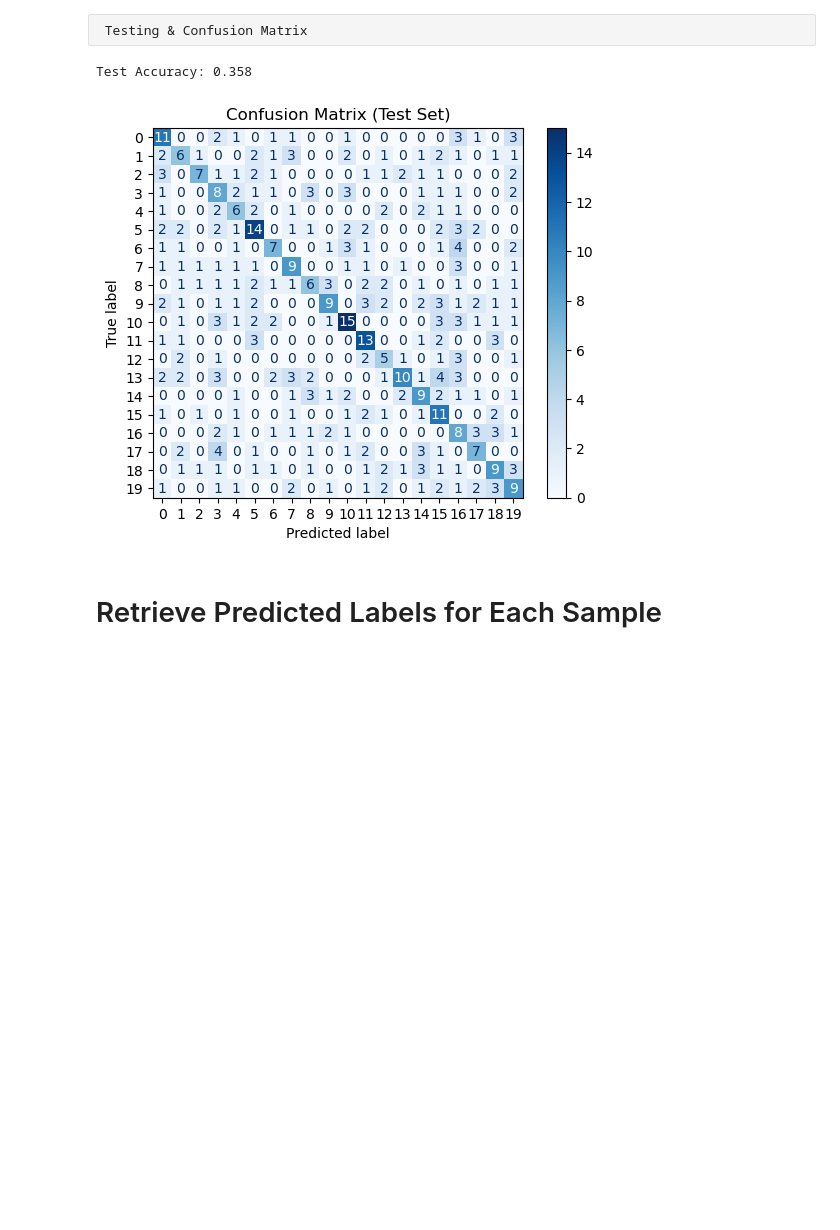
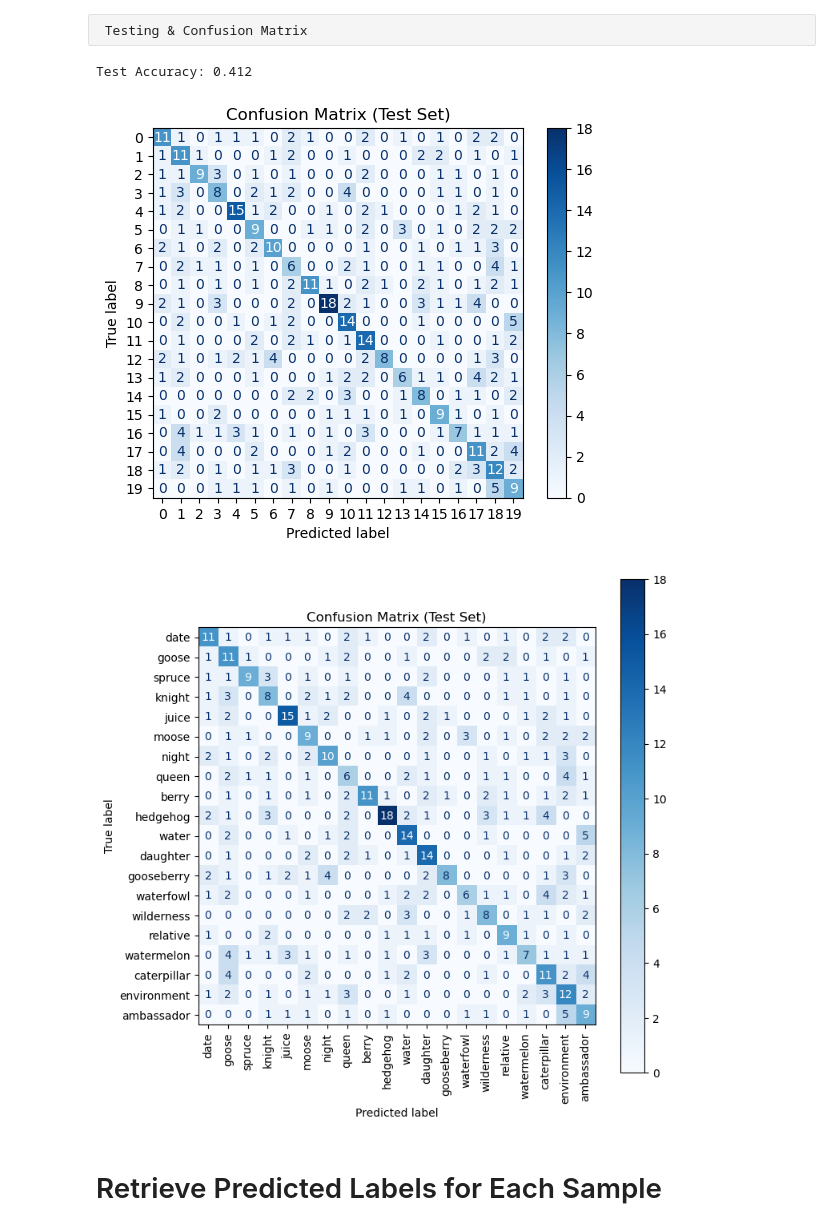
Before and after one commit to fineanmol/EEG-based---BCI, a Jupyter notebook: code_scripts/test_featuresv2.ipynb, the cells around one changed output. Saved outputs shown, nothing was run; the diff lists cells and outputs as text; code cells hidden in the pictures; blank space fills up the shorter version.

```diff
--- a/code_scripts/test_featuresv2.ipynb
+++ b/code_scripts/test_featuresv2.ipynb
@@ -571,7 +555,7 @@ Note: you may need to restart the kernel to use updated packages.
 import torch
 from torch.utils.data import Dataset, DataLoader
 
-class EEGCoherenceDataset(Dataset):
+class EEGTimeSeriesDataset(Dataset):
     def __init__(self, X, y):
         """
         X shape: (num_samples, seq_len, input_dim)
@@ -585,15 +569,16 @@ class EEGCoherenceDataset(Dataset):
         return len(self.X)
 
     def __getitem__(self, idx):
-        x_item = self.X[idx]  # shape: (seq_len, input_dim)
-        y_item = self.y[idx]  # single integer label
+        # shape: (seq_len, input_dim)
+        x_item = self.X[idx]
+        y_item = self.y[idx]
         # Convert to torch tensors
         x_item = torch.tensor(x_item, dtype=torch.float32)
         y_item = torch.tensor(y_item, dtype=torch.long)
         return x_item, y_item
 
 # Create dataset
-dataset = EEGCoherenceDataset(X_seq, y_array)
+dataset = EEGTimeSeriesDataset(X_seq, y_array)
 
 # Train/val/test split
 num_samples = len(dataset)
@@ -612,9 +597,9 @@ X_train, y_train = X_seq[train_idx], y_array[train_idx]
 X_val,   y_val   = X_seq[val_idx],   y_array[val_idx]
 X_test,  y_test  = X_seq[test_idx],  y_array[test_idx]
 
-train_ds = EEGCoherenceDataset(X_train, y_train)
-val_ds   = EEGCoherenceDataset(X_val,   y_val)
-test_ds  = EEGCoherenceDataset(X_test,  y_test)
+train_ds = EEGTimeSeriesDataset(X_train, y_train)
+val_ds   = EEGTimeSeriesDataset(X_val,   y_val)
+test_ds  = EEGTimeSeriesDataset(X_test,  y_test)
 
 train_loader = DataLoader(train_ds, batch_size=16, shuffle=True)
 val_loader   = DataLoader(val_ds,   batch_size=16, shuffle=False)
@@ -639,7 +624,7 @@ class PositionalEncoding(nn.Module):
         div_term = torch.exp(torch.arange(0, d_model, 2).float() * (-math.log(10000.0) / d_model))
         pe[:, 0::2] = torch.sin(position * div_term)
         pe[:, 1::2] = torch.cos(position * div_term)
-        pe = pe.unsqueeze(0)  # shape: (1, max_len, d_model)
+        pe = pe.unsqueeze(0)  # shape (1, max_len, d_model)
         self.register_buffer('pe', pe)
 
     def forward(self, x):
@@ -650,7 +635,7 @@ class PositionalEncoding(nn.Module):
 
 class SmallTransformer(nn.Module):
     def __init__(self, input_dim, d_model=64, nhead=4, num_layers=2,
-                 dim_feedforward=128, num_classes=5, dropout=0.1, pool="mean"):
+                 dim_feedforward=128, num_classes=20, dropout=0.1, pool="mean"):
         super().__init__()
         self.embedding = nn.Linear(input_dim, d_model)
         self.pos_encoder = PositionalEncoding(d_model)
@@ -668,7 +653,7 @@ class SmallTransformer(nn.Module):
 
     def forward(self, x):
         """
-        x shape: (batch_size, seq_len=1, input_dim)
+        x shape: (batch_size, seq_len=128, input_dim=14)
         returns: (batch_size, num_classes)
         """
         # 1) Embed
@@ -678,9 +663,8 @@ class SmallTransformer(nn.Module):
         # 3) Transformer Encoder
         enc_out = self.transformer_encoder(x_pe)# => (batch_size, seq_len, d_model)
 
-        # 4) Pool
+        # 4) Pool across time dimension
         if self.pool == "mean":
-            # But seq_len=1 => mean or last is same
             pooled = enc_out.mean(dim=1)        # => (batch_size, d_model)
         else:
             pooled = enc_out[:, -1, :]         # => (batch_size, d_model)
@@ -689,5 +673,5 @@ class SmallTransformer(nn.Module):
         logits = self.classifier(pooled)        # => (batch_size, num_classes)
         return logits
 
-print("Transformer code loaded successfully!")
+print("Multi-step Transformer code loaded!")
 # %% [output]
@@ -772,30 +808,44 @@ Using device: cpu
 # %%
 from sklearn.metrics import accuracy_score, confusion_matrix, ConfusionMatrixDisplay
 import matplotlib.pyplot as plt
 
 model.eval()
 test_preds = []
 test_true = []
 with torch.no_grad():
     for batch_x, batch_y in test_loader:
         batch_x = batch_x.to(device)
         batch_y = batch_y.to(device)
         logits = model(batch_x)
         preds = logits.argmax(dim=-1)
         test_preds.extend(preds.cpu().numpy())
         test_true.extend(batch_y.cpu().numpy())
 
 test_acc = accuracy_score(test_true, test_preds)
 print("Test Accuracy:", test_acc)
 
 cm = confusion_matrix(test_true, test_preds)
 disp = ConfusionMatrixDisplay(confusion_matrix=cm, display_labels=range(num_classes))
 disp.plot(cmap=plt.cm.Blues)
 plt.title("Confusion Matrix (Test Set)")
 plt.show()
+
+
+
+cm = confusion_matrix(test_true, test_preds)
+label2word = {v: k for k, v in num_dict.items()}
+num_classes = len(label2word)
+labels_for_cm = [label2word[i] for i in range(num_classes)]
+
+disp = ConfusionMatrixDisplay(confusion_matrix=cm, display_labels=labels_for_cm)
+fig, ax = plt.subplots(figsize=(8,8))
+disp.plot(cmap=plt.cm.Blues, ax=ax, xticks_rotation='vertical')
+plt.title("Confusion Matrix (Test Set)")
+plt.show()
 # %% [output]
-Test Accuracy: 0.358
+Test Accuracy: 0.412
-[figure, old version]
+[figure, new version]
+[figure, added]
 # %% [markdown]
 # Retrieve Predicted Labels for Each Sample
 # %%
```
Also changed, not shown: parts of 32 cells of this notebook, 1 other file.
